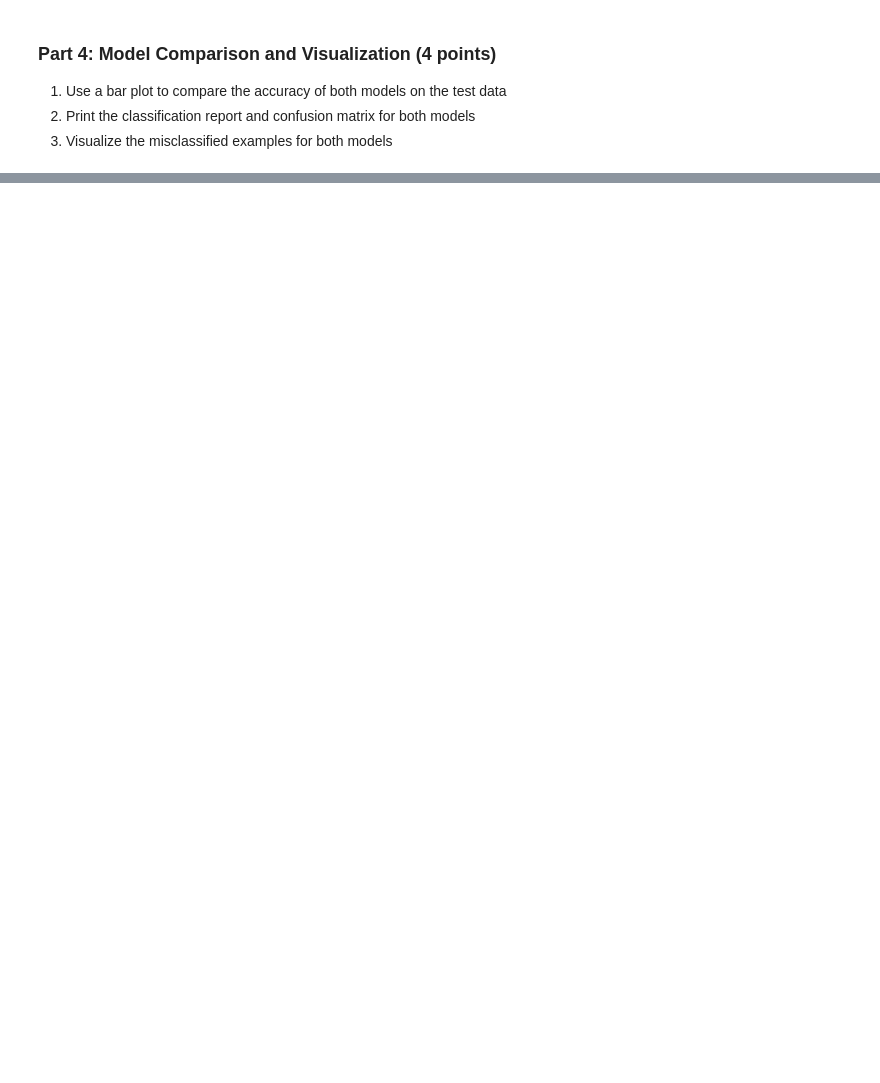
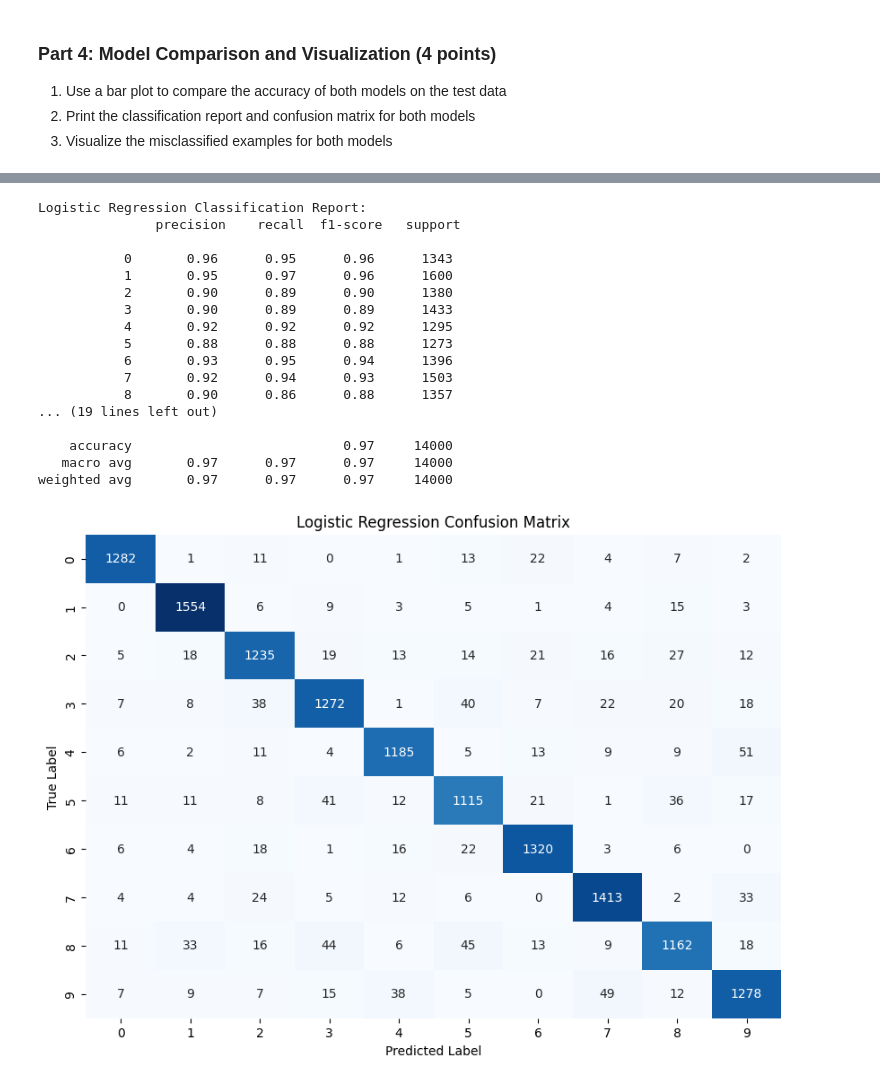
Before and after one commit to lia-ang/BME3053C-Spring-2025, a Jupyter notebook: lessons-solved/homework/HW8_supervised_homework_ALiang.ipynb, the cells around one changed output, grey strips where cells are left out. Cells and saved outputs as stored; diff of their text form; code cells hidden in the pictures; blank space fills up the shorter version.

```diff
--- a/lessons-solved/homework/HW8_supervised_homework_ALiang.ipynb
+++ b/lessons-solved/homework/HW8_supervised_homework_ALiang.ipynb
@@ -106,0 +126,42 @@ The aliases was originally deprecated in NumPy 1.20; for more details and guidan
+# %%
+# Provide your code for part 4-2 here
+#print classification report for both models and confusion matrix
+log_reg_report = classification_report(y_test, log_reg_pred)
+nn_report = classification_report(y_test, nn_pred)
+print("Logistic Regression Classification Report:\n", log_reg_report)
+print("Neural Network Classification Report:\n", nn_report)
+log_reg_cm = confusion_matrix(y_test, log_reg_pred)
+nn_cm = confusion_matrix(y_test, nn_pred)
+# Plot confusion matrix for Logistic Regression
+plt.figure(figsize=(10, 7))
+sns.heatmap(log_reg_cm, annot=True, fmt='d', cmap='Blues', cbar=False)
+plt.title('Logistic Regression Confusion Matrix')
+plt.xlabel('Predicted Label')
+plt.ylabel('True Label')
+plt.show()
+# Plot confusion matrix for Neural Network
+plt.figure(figsize=(10, 7))
+sns.heatmap(nn_cm, annot=True, fmt='d', cmap='Blues', cbar=False)
+plt.title('Neural Network Confusion Matrix')
+plt.xlabel('Predicted Label')
+plt.ylabel('True Label')
+plt.show()
+# %% [output]
+Logistic Regression Classification Report:
+               precision    recall  f1-score   support
+
+           0       0.96      0.95      0.96      1343
+           1       0.95      0.97      0.96      1600
+           2       0.90      0.89      0.90      1380
+           3       0.90      0.89      0.89      1433
+           4       0.92      0.92      0.92      1295
+           5       0.88      0.88      0.88      1273
+           6       0.93      0.95      0.94      1396
+           7       0.92      0.94      0.93      1503
+           8       0.90      0.86      0.88      1357
+... (19 lines left out)
+
+    accuracy                           0.97     14000
+   macro avg       0.97      0.97      0.97     14000
+weighted avg       0.97      0.97      0.97     14000
+[figure, added]
```
Also changed, not shown: parts of 10 cells of this notebook.
